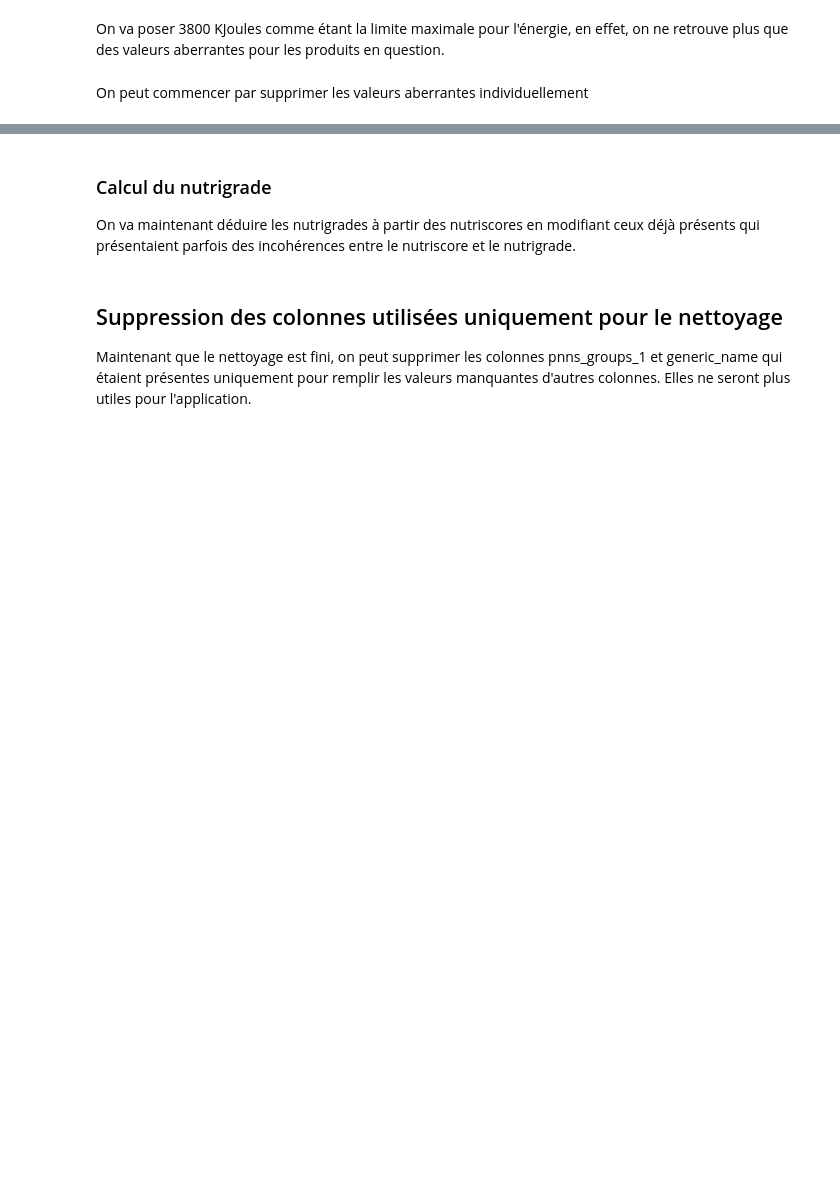
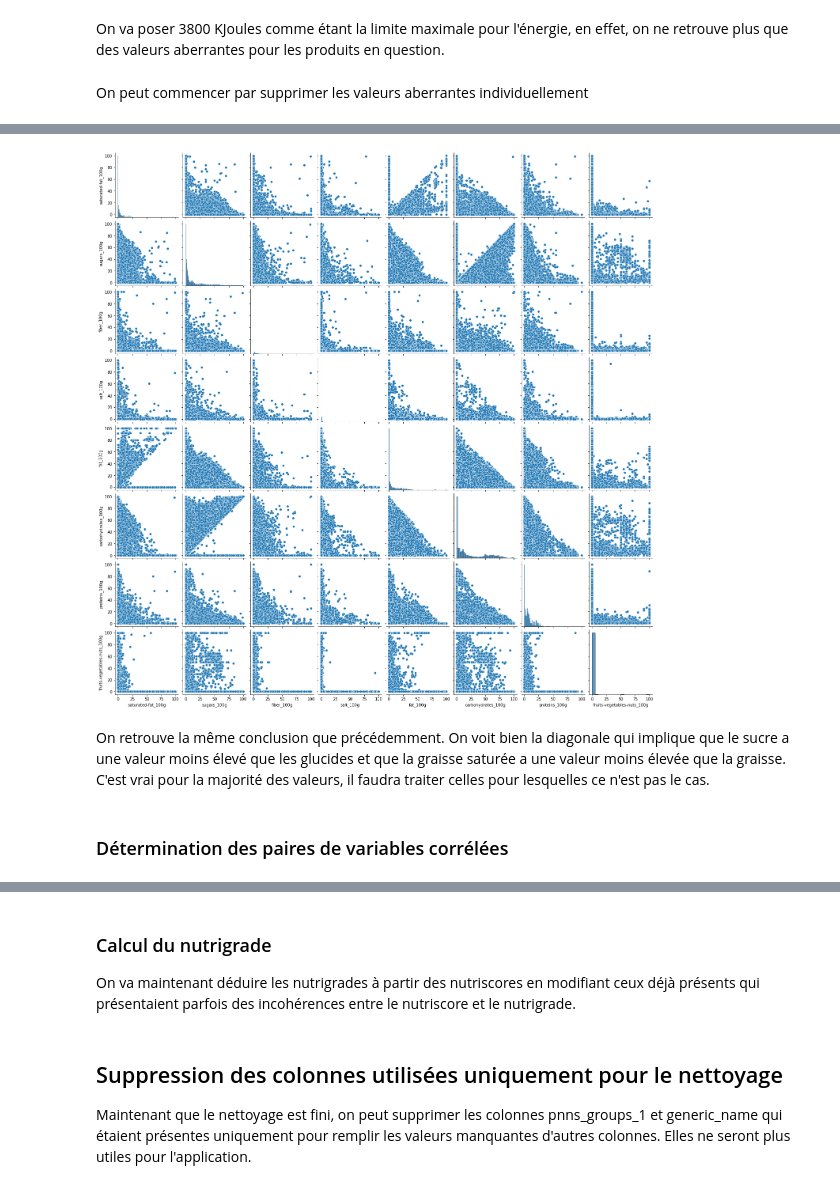
Before and after one commit to TanguyMe/open-food-facts, a Jupyter notebook: notebook/data-cleaning.ipynb, the cells around one changed output, grey strips where cells are left out. Cells and saved outputs as stored; diff of their text form; code cells hidden in the pictures; blank space fills up the shorter version.

```diff
--- a/notebook/data-cleaning.ipynb
+++ b/notebook/data-cleaning.ipynb
@@ -279,0 +243,11 @@ df.shape
+# %%
+sns.pairplot(df[['saturated-fat_100g', 'sugars_100g', 'fiber_100g',
+              'salt_100g', 'fat_100g',
+              'carbohydrates_100g', 'proteins_100g',
+              'fruits-vegetables-nuts_100g']]);
+# %% [output]
+[figure, added]
+# %% [markdown]
+On retrouve la même conclusion que précédemment. On voit bien la diagonale qui implique que le sucre a une valeur moins élevé que les glucides et que la graisse saturée a une valeur moins élevée que la graisse. C'est vrai pour la majorité des valeurs, il faudra traiter celles pour lesquelles ce n'est pas le cas.
+# %% [markdown]
+### Détermination des paires de variables corrélées
```
Also changed, not shown: parts of 75 cells of this notebook, 1 other file.
